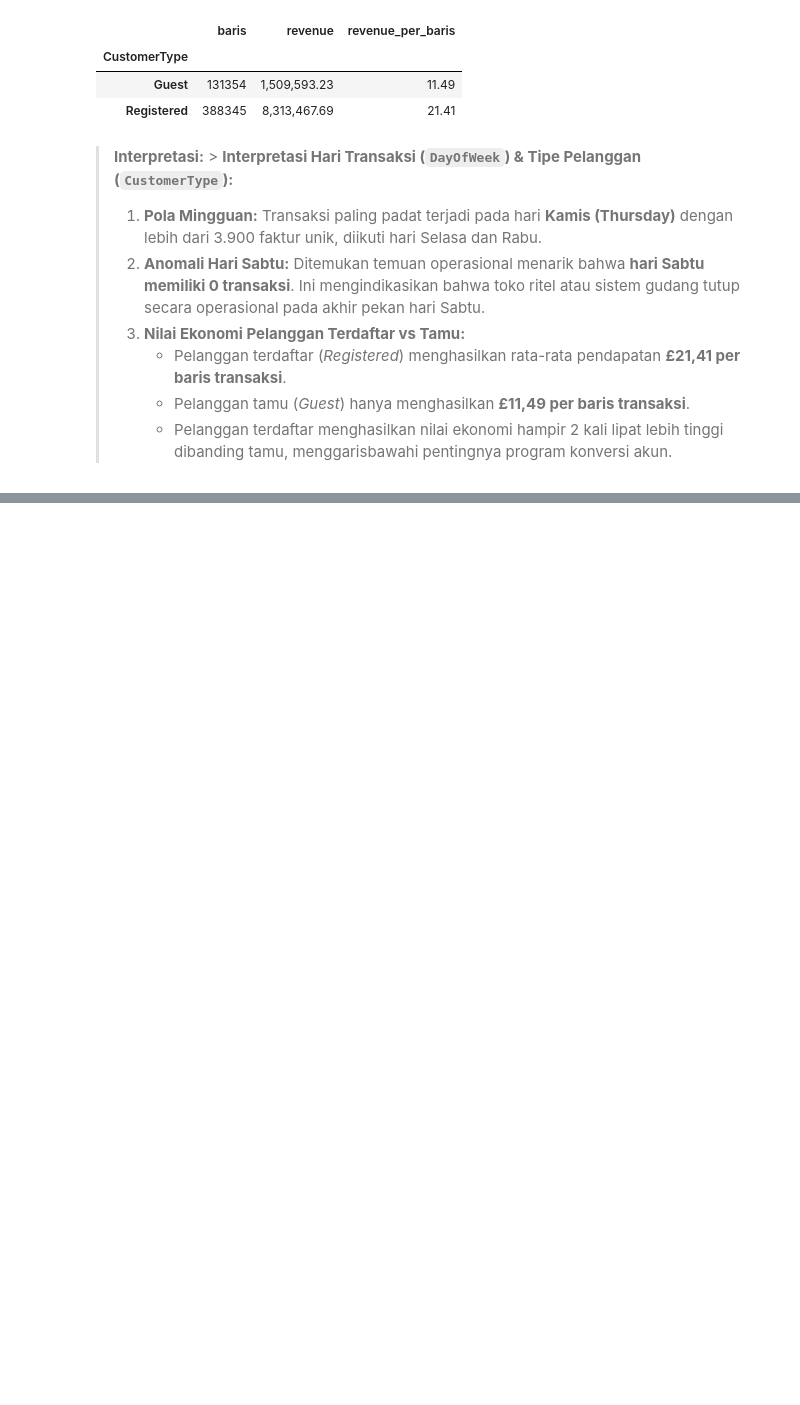
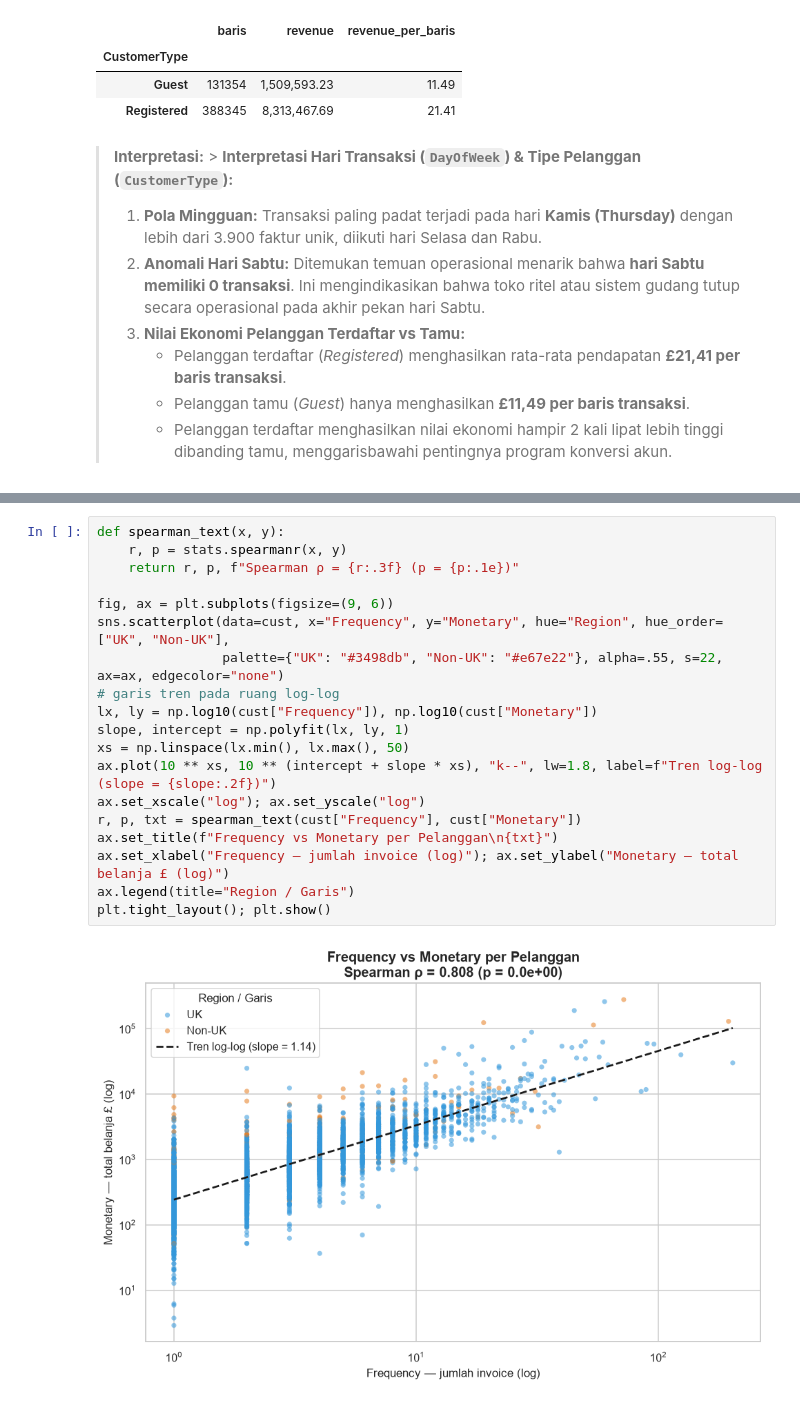
Before and after one commit to aulky/ml-visualisasidata-online-retail, a Jupyter notebook: Muhammad Aulia Muzzaki Nugraha_2311102051_TugasEDA.ipynb, the cells around one changed output, grey strips where cells are left out. Cells and saved outputs as stored; diff of their text form; blank space fills up the shorter version.

Commit message:
feat(eda-bivariate): add bivariate visualizations and correlation analysis

```diff
--- a/Muhammad Aulia Muzzaki Nugraha_2311102051_TugasEDA.ipynb
+++ b/Muhammad Aulia Muzzaki Nugraha_2311102051_TugasEDA.ipynb
@@ -793,0 +801,21 @@ display(ct.assign(revenue_per_baris=ct["revenue"] / ct["baris"]))
+# %%
+def spearman_text(x, y):
+    r, p = stats.spearmanr(x, y)
+    return r, p, f"Spearman ρ = {r:.3f} (p = {p:.1e})"
+
+fig, ax = plt.subplots(figsize=(9, 6))
+sns.scatterplot(data=cust, x="Frequency", y="Monetary", hue="Region", hue_order=["UK", "Non-UK"],
+                palette={"UK": "#3498db", "Non-UK": "#e67e22"}, alpha=.55, s=22, ax=ax, edgecolor="none")
+# garis tren pada ruang log-log
+lx, ly = np.log10(cust["Frequency"]), np.log10(cust["Monetary"])
+slope, intercept = np.polyfit(lx, ly, 1)
+xs = np.linspace(lx.min(), lx.max(), 50)
+ax.plot(10 ** xs, 10 ** (intercept + slope * xs), "k--", lw=1.8, label=f"Tren log-log (slope = {slope:.2f})")
+ax.set_xscale("log"); ax.set_yscale("log")
+r, p, txt = spearman_text(cust["Frequency"], cust["Monetary"])
+ax.set_title(f"Frequency vs Monetary per Pelanggan\n{txt}")
+ax.set_xlabel("Frequency — jumlah invoice (log)"); ax.set_ylabel("Monetary — total belanja £ (log)")
+ax.legend(title="Region / Garis")
+plt.tight_layout(); plt.show()
+# %% [output]
+[figure, added]
```
Also changed, not shown: parts of 17 cells of this notebook.
